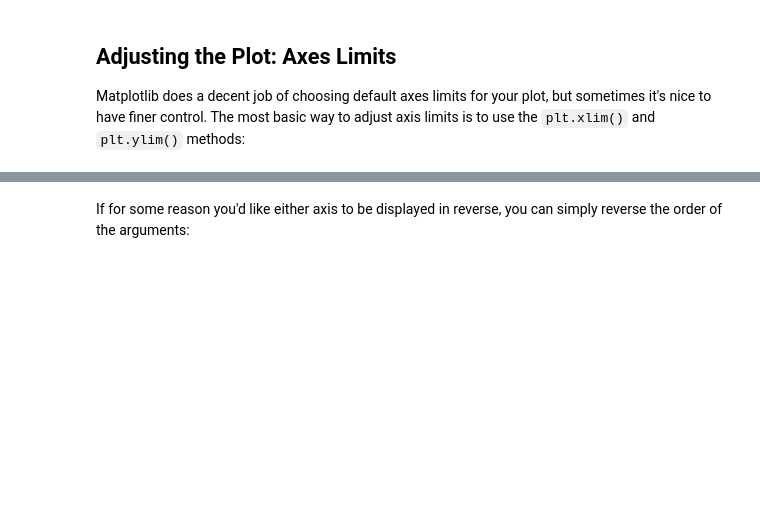
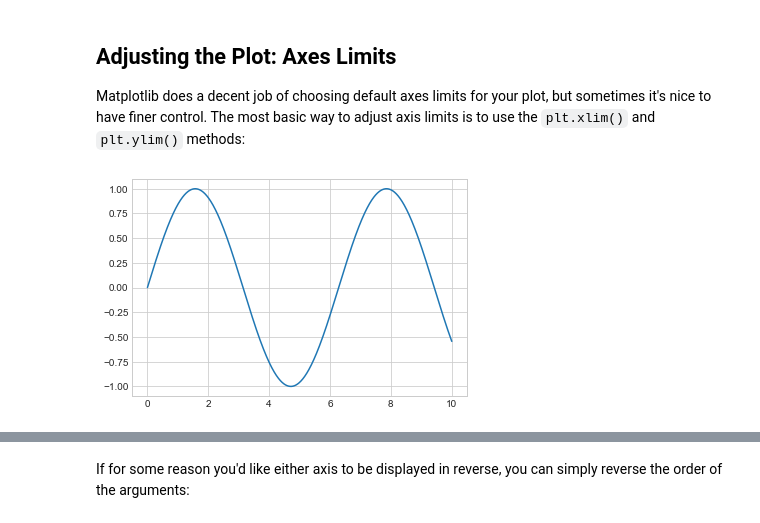
Before and after one commit to gbrs/VanderPlas_Python_DS_Handbook, a Jupyter notebook: notebooks/04.01-Simple-Line-Plots.ipynb, the cells around one changed output, grey strips where cells are left out. Cells and saved outputs as stored; diff of their text form; code cells hidden in the pictures; blank space fills up the shorter version.

```diff
--- a/notebooks/04.01-Simple-Line-Plots.ipynb
+++ b/notebooks/04.01-Simple-Line-Plots.ipynb
@@ -121,6 +121,11 @@ There are many other keyword arguments that can be used to fine-tune the appeara
 
 Matplotlib does a decent job of choosing default axes limits for your plot, but sometimes it's nice to have finer control.
 The most basic way to adjust axis limits is to use the ``plt.xlim()`` and ``plt.ylim()`` methods:
+# %%
+##
+plt.plot(x, np.sin(x));
+# %% [output]
+[figure, added]
 # %%
 plt.plot(x, np.sin(x))
 
```
Also changed, not shown: parts of 12 cells of this notebook.
